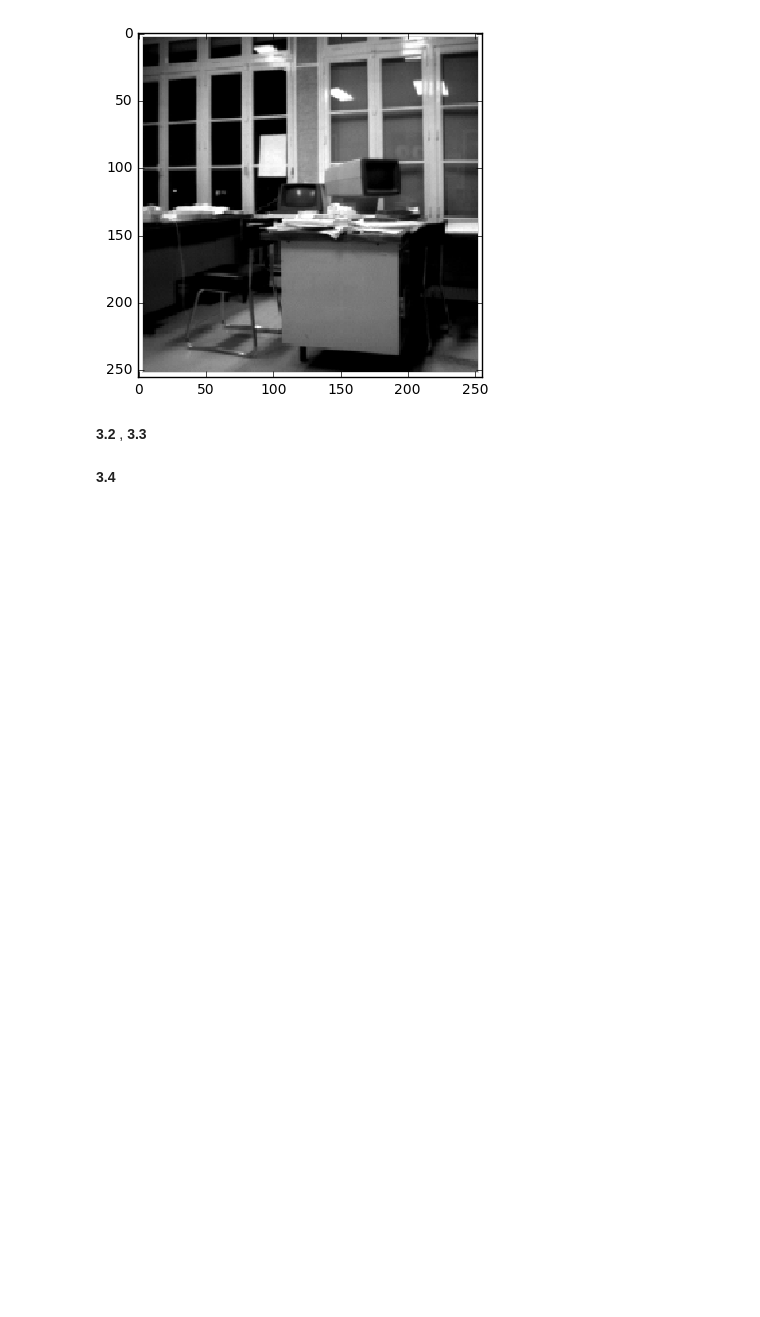
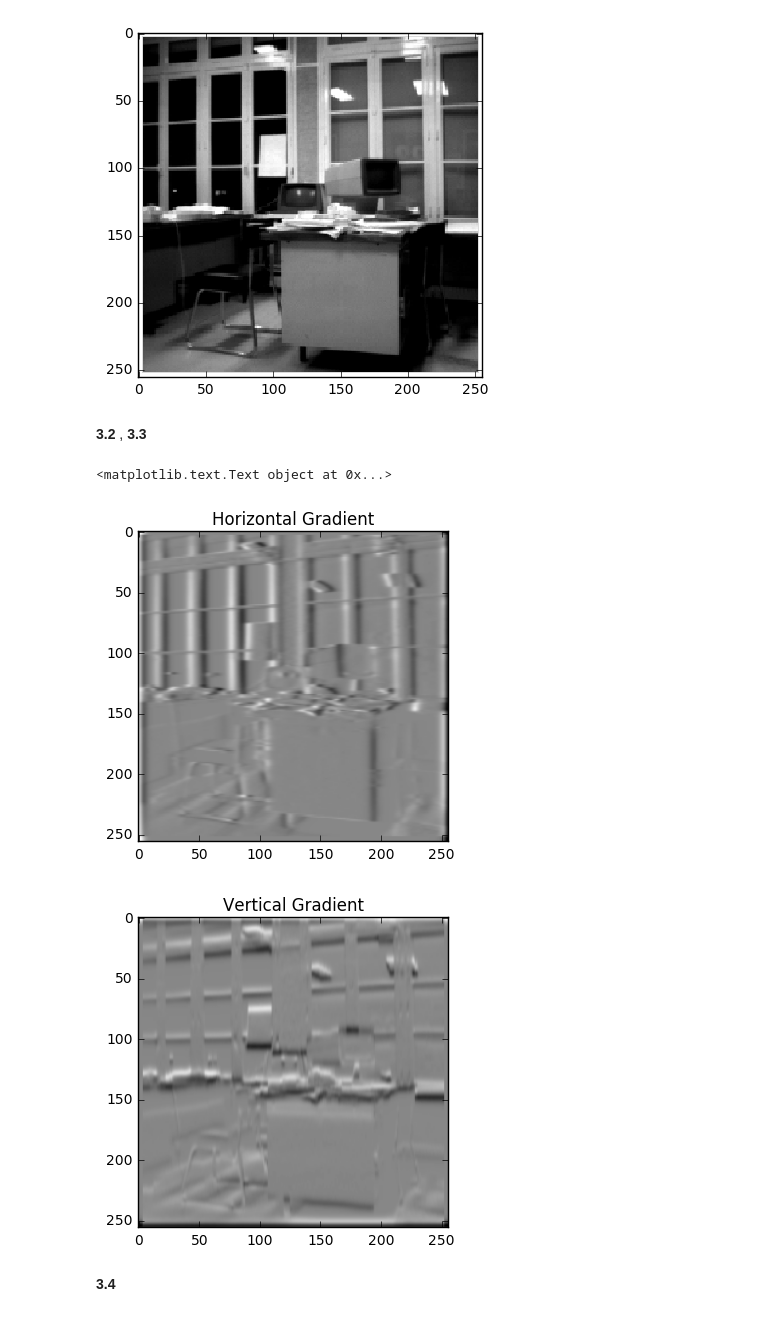
Before and after one commit to CarmenGenis/DSP-TP-1617, a Jupyter notebook: Lab6-7/python/Lab67.ipynb, the cells around one changed output. Cells and saved outputs as stored; diff of their text form; code cells hidden in the pictures; blank space fills up the shorter version.

```diff
--- a/Lab6-7/python/Lab67.ipynb
+++ b/Lab6-7/python/Lab67.ipynb
@@ -252,5 +252,36 @@ io.imshow(im)
 [figure]
 # %% [markdown]
 **3.2** , **3.3**
+# %%
+
+im_row_smooth = np.zeros(im.shape)
+for row in range(im.shape[0]):
+    im_row_smooth[row,:] = smoothing(im[row,:], 1, 1)
+
+hor_grad = np.zeros(im.shape)
+
+for row in range(im.shape[0]):
+    hor_grad[row,:] = derivative(im_row_smooth[row,:], 1, 1)
+
+im_col_smooth = np.zeros(im.shape)
+for col in range(im.shape[0]):
+    im_col_smooth[:,col] = smoothing(im[:,col], 1, 1)
+
+vert_grad = np.zeros(im.shape)
+
+for col in range(im.shape[0]):
+    vert_grad[:,col] = derivative(im_col_smooth[:,col], 1, 1)
+
+plt.figure()
+plt.imshow(hor_grad, cmap = 'gray')
+plt.title('Horizontal Gradient')
+
+plt.figure()
+plt.imshow(vert_grad, cmap = 'gray')
+plt.title('Vertical Gradient')
+# %% [output]
+<matplotlib.text.Text object at 0x...>
+[figure, added]
+[figure, added]
 # %% [markdown]
 **3.4**
```
